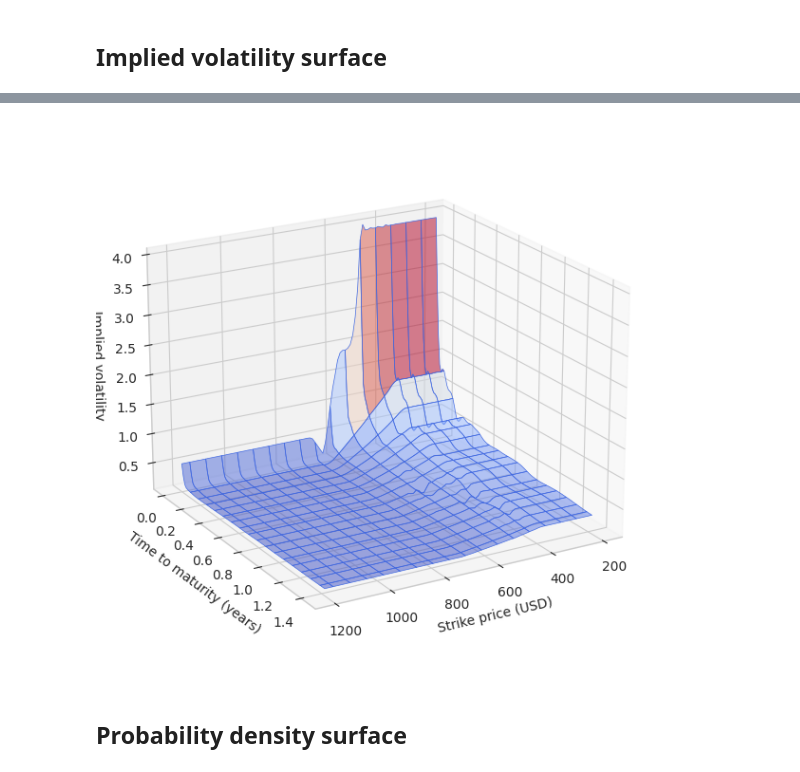
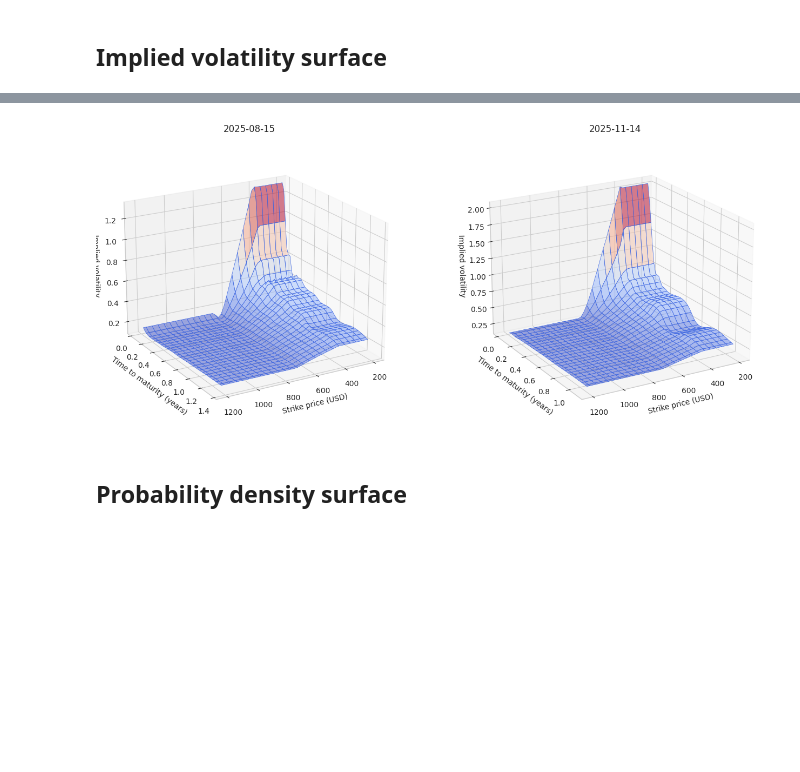
Before and after one commit to krantamaki/quantform, a Jupyter notebook: examples/misc/01_option_implied_probability_density_surface.ipynb, the cells around one changed output, grey strips where cells are left out. Saved outputs shown, nothing was run; the diff lists cells and outputs as text; code cells hidden in the pictures; blank space fills up the shorter version.

```diff
--- a/examples/misc/01_option_implied_probability_density_surface.ipynb
+++ b/examples/misc/01_option_implied_probability_density_surface.ipynb
@@ -24 +58,4 @@ from quantform.pylib.equity.pricer import PathIndependentBreedenLitzenbergerPric
+# %%
+option_250815_df = pd.read_csv(project_root / "example_data" / "SPY_Calls_2025-08-15.tsv", sep='\t')
+option_251114_df = pd.read_csv(project_root / "example_data" / "SPY_Calls_2025-11-14.tsv", sep='\t')
 # %%
@@ -55,0 +129,5 @@ options = [option for option in options if option is not None]
+# %%
+options_250815 = option_cleanup(options_250815, (450, 700))
+print("Remaining options 2025-08-15:", len(options_250815))
+options_251114 = option_cleanup(options_251114, (450, 700))
+print("Remaining options 2025-11-14:", len(options_251114))
@@ -106,7 +166,6 @@ options = valid_options
-# %%
-options = [option for option in options if option.maturity_date not in [QfDate(2025, 8, 20), QfDate(2025, 8, 21), QfDate(2025, 9, 26)]]
-distinct_maturity_dates = list(set([option.maturity_date for option in options]))
-distinct_maturity_dates.sort()
+# %%
+# Remove some problematic looking curves
+options_251114 = [option for option in options_251114 if option.maturity_date not in [QfDate(2026, 3, 31, calendar="NYSE")]]
 # %% [markdown]
 ## Implied volatility surface
 # %%
@@ -141,25 +215,29 @@ volatility_surface = CloughTocher2DInterpolator(points, values)
 # %%
-# Only take the options until end of 2026
-x, y = np.meshgrid(np.linspace(200, 1200, 100), np.linspace(maturity_taus[0], maturity_taus[22], 100))
-z = volatility_surface(x, y)
+n_discr     = 50
+strikes     = np.linspace(200, 1200, n_discr)
+taus_250815 = np.linspace(0.04, 1.341, n_discr)
+taus_251114 = np.linspace(0.02, 1.087, n_discr)
+tau_map = {start_date: taus_250815, update_date: taus_251114}
 
-fig, ax = plt.subplots(figsize=(6.5, 6), subplot_kw=dict(projection='3d'))
+fig, axs = plt.subplots(1, 2, figsize=(14, 6), subplot_kw=dict(projection='3d'))
 
-# ls = LightSource(0, 0)
-# rgb = ls.shade(z, cmap=cm.coolwarm, vert_exag=0.1, blend_mode='soft')
-# surf = ax.plot_surface(x, y, z, rstride=1, cstride=1, facecolors=rgb, linewidth=0.5, antialiased=True, shade=True)
+for i, report_date in enumerate([start_date, update_date]):
 
-surf = ax.plot_surface(x, y, z, cmap="coolwarm", edgecolor='royalblue', lw=0.5, rstride=6, cstride=6, alpha=0.5)
+  x, y = np.meshgrid(strikes, tau_map[report_date])
+  z = volatility_surfaces[report_date](x, y)
 
-ax.view_init(elev=20, azim=60)
-ax.set_zlabel("Implied volatility")
-ax.set_ylabel("Time to maturity (years)")
-ax.set_xlabel("Strike price (USD)")
+  surf = axs[i].plot_surface(x, y, z, cmap="coolwarm", edgecolor='royalblue', lw=0.5, rstride=round(n_discr / 20), cstride=round(n_discr / 20), alpha=0.5)
+
+  axs[i].view_init(elev=20, azim=60)
+  axs[i].set_title(report_date)
+  axs[i].set_zlabel("Implied volatility")
+  axs[i].set_ylabel("Time to maturity (years)")
+  axs[i].set_xlabel("Strike price (USD)")
 
 fig.tight_layout()
-fig.savefig(project_root / "figures" / "volatility_surface.png")
+fig.savefig(project_root / "figures" / "volatility_surfaces.pdf")
 plt.show()
 # %% [output]
-[figure, old version]
+[figure, new version]
 # %% [markdown]
 ## Probability density surface
```
Also changed, not shown: parts of 27 cells of this notebook, 17 other files.
